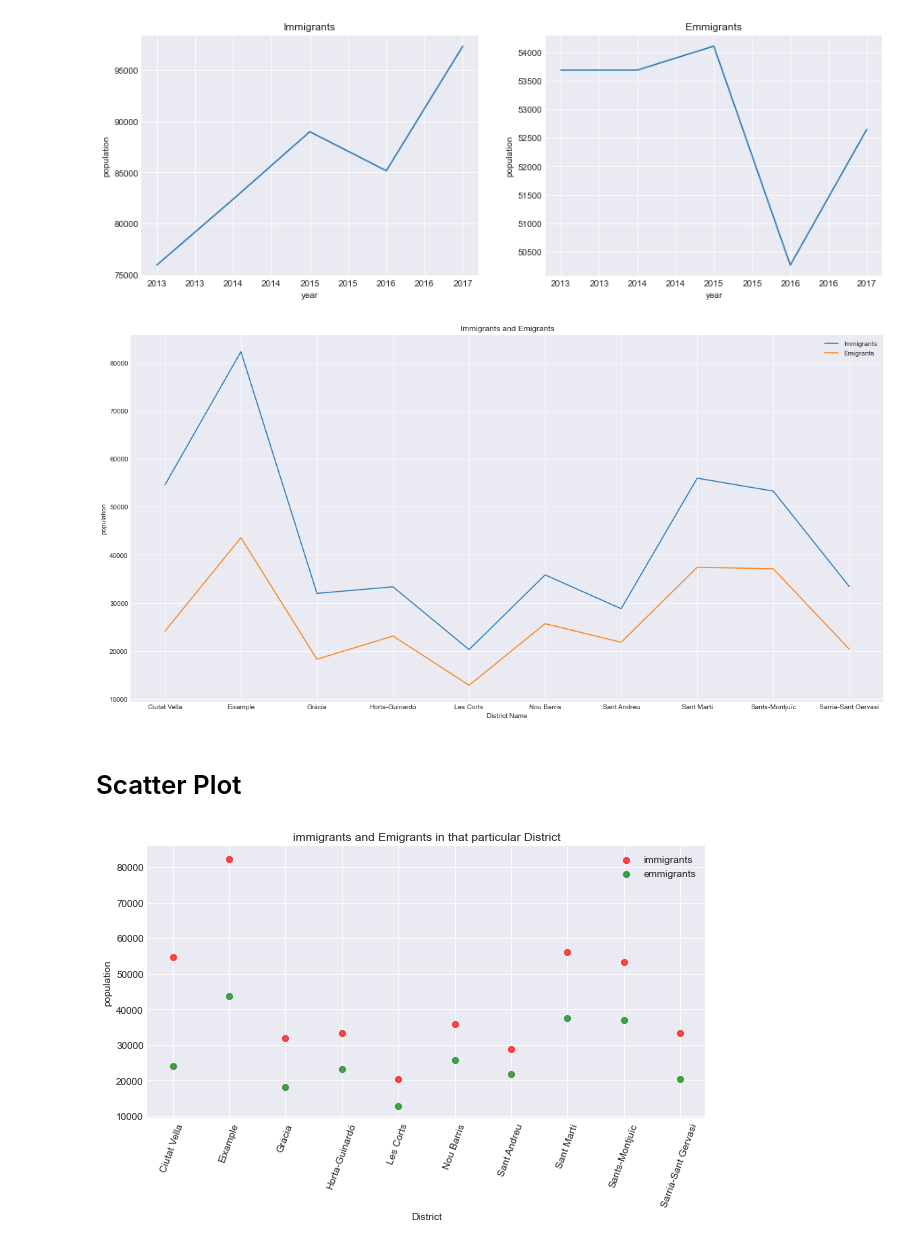
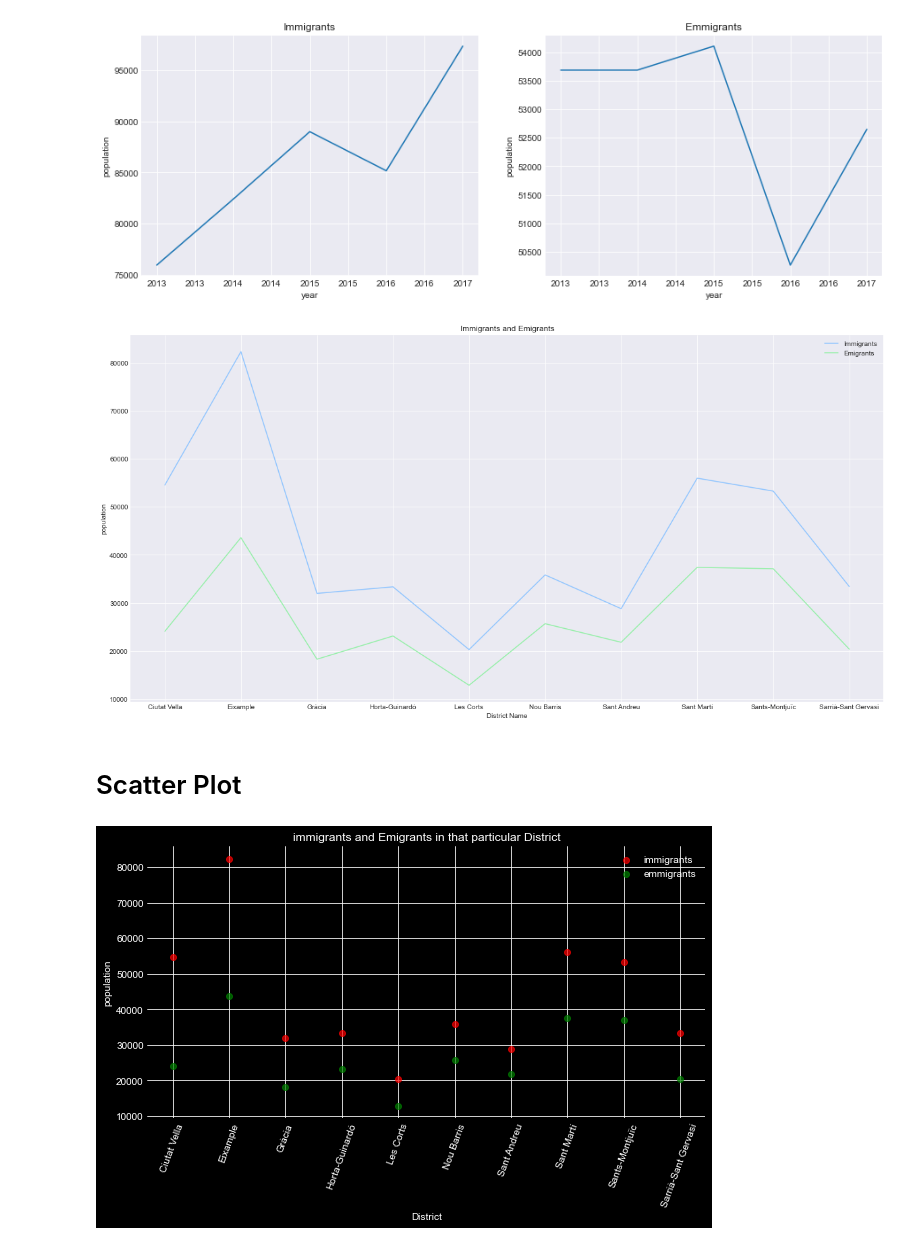
Before and after one commit to aharneish/Data-Visulization, a Jupyter notebook: assignment 3/Aharneish Abburu-22236-Asignment-3-MDSC-106.ipynb, the cells around one changed output. Drawn from its saved outputs; the diff is of its cells as text; code cells hidden in the pictures.

```diff
--- a/assignment 3/Aharneish Abburu-22236-Asignment-3-MDSC-106.ipynb
+++ b/assignment 3/Aharneish Abburu-22236-Asignment-3-MDSC-106.ipynb
@@ -92,6 +92,7 @@ plt.show()
 # %% [output]
 [figure]
 # %%
+plt.style.use('seaborn-pastel')
 plt.figure(figsize=(20,10))
 plt.plot(table_immigrants.index,table_immigrants.Immigrants)
 plt.plot(table_emigrants.index,table_emigrants.Emigrants)
@@ -101,18 +102,19 @@ plt.title('Immigrants and Emigrants')
 plt.legend(["Immigrants","Emigrants"],loc=0)
 plt.show()
 # %% [output]
-[figure, old version]
+[figure, new version]
 # %% [markdown]
 # Scatter Plot
 # %%
+plt.style.use('dark_background')
 plt.figure(figsize=(10,5))
 plt.scatter(table_immigrants.index,table_immigrants['Immigrants'],alpha= 0.7,color='red')
 plt.xlabel('District')
 plt.xticks(rotation=70)
 plt.ylabel('population')
 plt.title('immigrants and Emigrants in that particular District')
 plt.scatter(table_emigrants.index,table_emigrants['Emigrants'],alpha= 0.7,color='green')
 plt.legend(["immigrants","emmigrants"],loc=0)
 plt.show()
 # %% [output]
-[figure, old version]
+[figure, new version]
```
Also changed, not shown: parts of 2 cells of this notebook.
